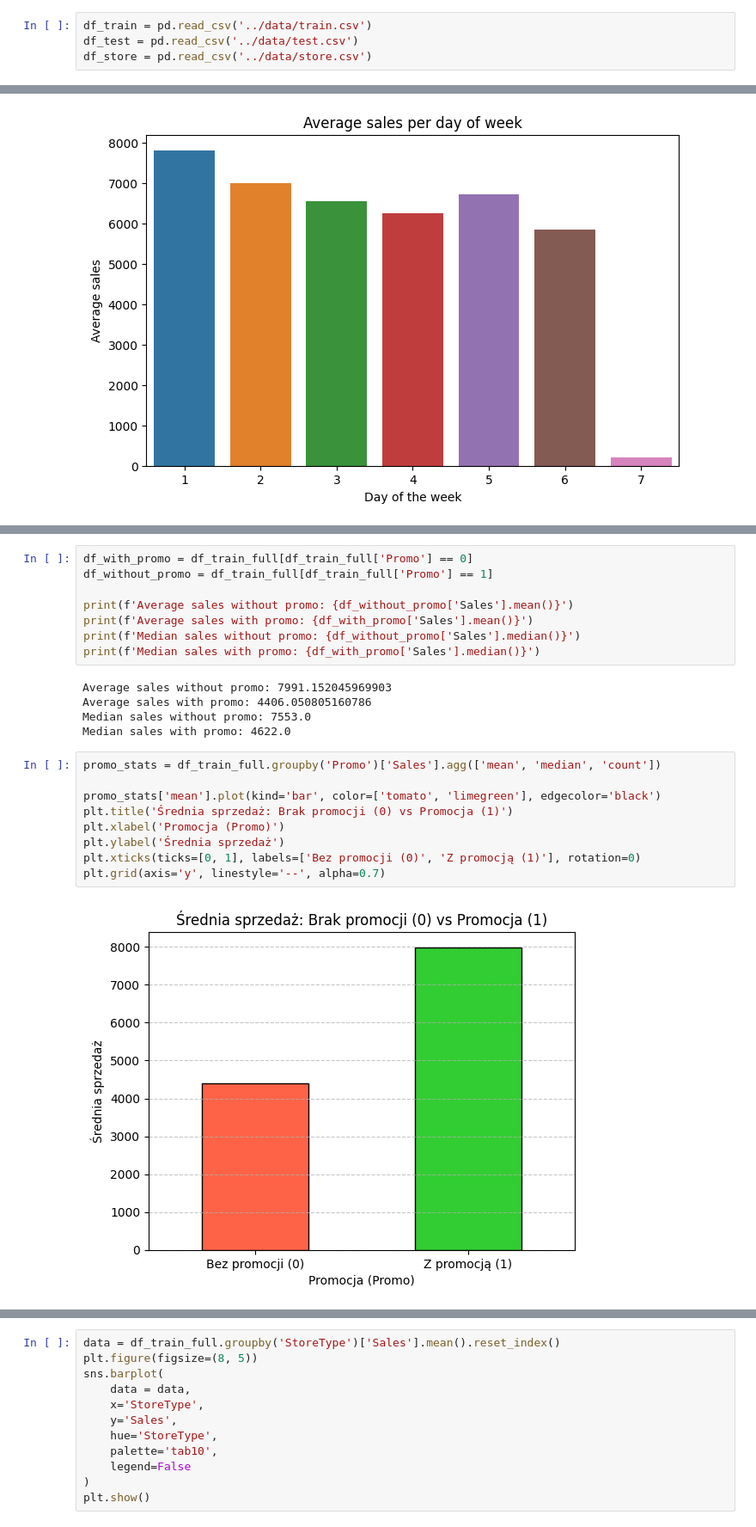
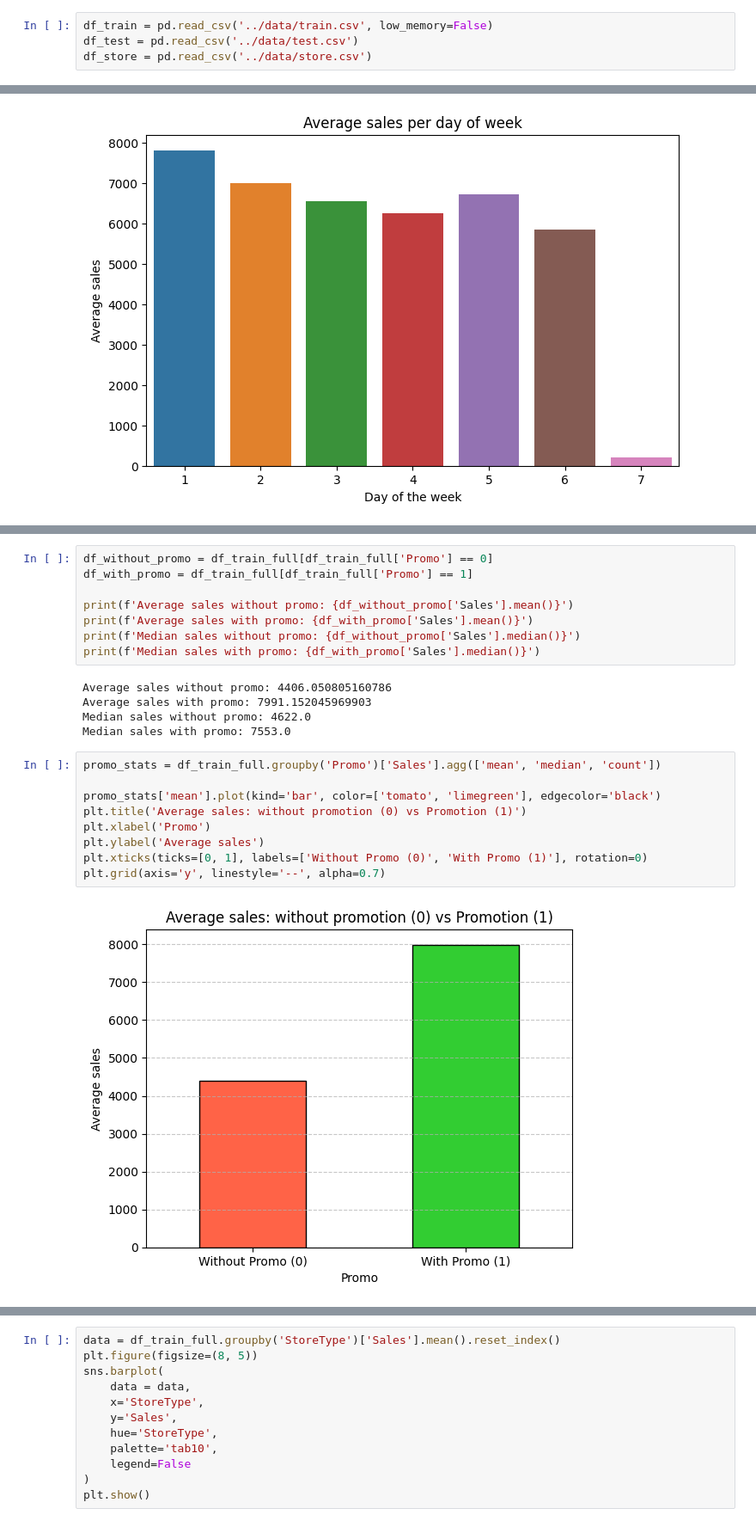
Before and after one commit to szymonczaja/Time-Series-Analysis, a Jupyter notebook: notebooks/01_eda.ipynb, the cells around one changed output, grey strips where cells are left out. Shown at 86% size. Drawn from its saved outputs; the diff is of its cells as text.

```diff
--- a/notebooks/01_eda.ipynb
+++ b/notebooks/01_eda.ipynb
@@ -4,7 +10,7 @@ import numpy as np
 import matplotlib.pyplot as plt
 import seaborn as sns
 # %%
-df_train = pd.read_csv('../data/train.csv')
+df_train = pd.read_csv('../data/train.csv', low_memory=False)
 df_test = pd.read_csv('../data/test.csv')
 df_store = pd.read_csv('../data/store.csv')
 # %%
@@ -188,24 +242,24 @@ plt.show()
 # %%
-df_with_promo = df_train_full[df_train_full['Promo'] == 0]
-df_without_promo = df_train_full[df_train_full['Promo'] == 1]
+df_without_promo = df_train_full[df_train_full['Promo'] == 0]
+df_with_promo = df_train_full[df_train_full['Promo'] == 1]
 
 print(f'Average sales without promo: {df_without_promo['Sales'].mean()}')
 print(f'Average sales with promo: {df_with_promo['Sales'].mean()}')
 print(f'Median sales without promo: {df_without_promo['Sales'].median()}')
 print(f'Median sales with promo: {df_with_promo['Sales'].median()}')
 # %% [output]
-Average sales without promo: 7991.152045969903
-Average sales with promo: 4406.050805160786
-Median sales without promo: 7553.0
-Median sales with promo: 4622.0
+Average sales without promo: 4406.050805160786
+Average sales with promo: 7991.152045969903
+Median sales without promo: 4622.0
+Median sales with promo: 7553.0
 # %%
 promo_stats = df_train_full.groupby('Promo')['Sales'].agg(['mean', 'median', 'count'])
 
 promo_stats['mean'].plot(kind='bar', color=['tomato', 'limegreen'], edgecolor='black')
-plt.title('Średnia sprzedaż: Brak promocji (0) vs Promocja (1)')
-plt.xlabel('Promocja (Promo)')
-plt.ylabel('Średnia sprzedaż')
-plt.xticks(ticks=[0, 1], labels=['Bez promocji (0)', 'Z promocją (1)'], rotation=0)
+plt.title('Average sales: without promotion (0) vs Promotion (1)')
+plt.xlabel('Promo')
+plt.ylabel('Average sales')
+plt.xticks(ticks=[0, 1], labels=['Without Promo (0)', 'With Promo (1)'], rotation=0)
 plt.grid(axis='y', linestyle='--', alpha=0.7)
 # %% [output]
-[figure, old version]
+[figure, new version]
```
Also changed, not shown: parts of 23 cells of this notebook.
